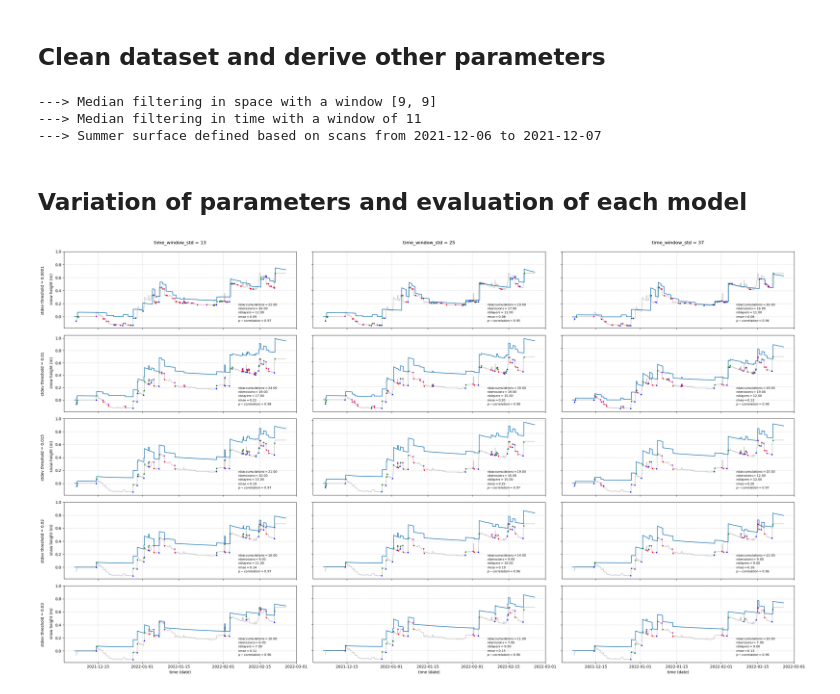
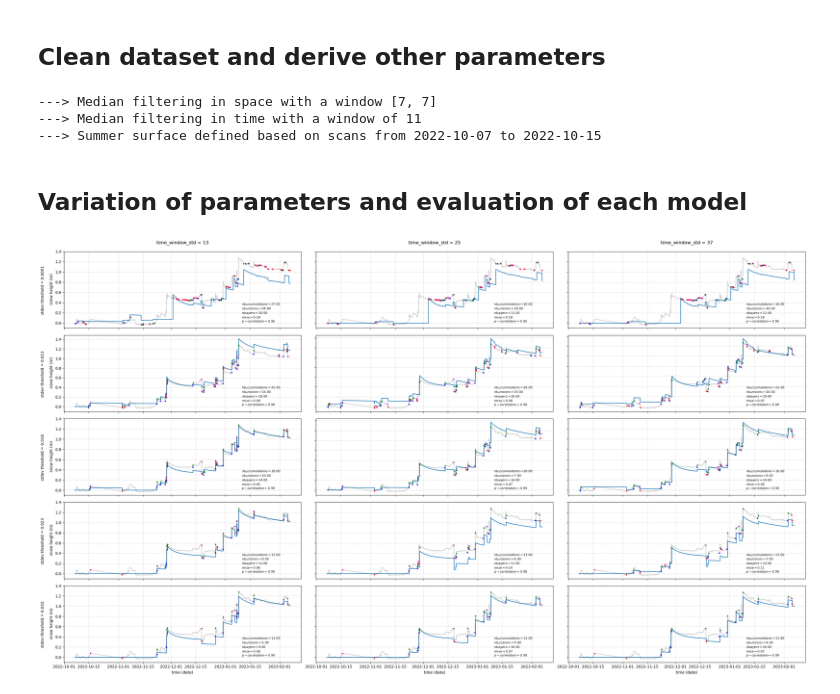
Before and after one commit to Mathilde-Bnt/MB_little_awk, a Jupyter notebook: finalized/12-Sensitivity_tests.ipynb, the cells around one changed output. Saved outputs shown, nothing was run; the diff lists cells and outputs as text; code cells hidden in the pictures.

```diff
--- a/finalized/12-Sensitivity_tests.ipynb
+++ b/finalized/12-Sensitivity_tests.ipynb
@@ -18,20 +18,23 @@ In get_met_forcing() - Warning: check the format of your file corresponds to the
 # %%
 # Dataset
 
-name_of_data_set = 'snow_pit_1_filled.nc'
+name_of_data_set = 'pit_1_2023.nc'
 
 # Figure parameters
 
 save_figures = False
-directory_to_save_figs_in = '/home/mabonnet/github/MB_little_awk/current_development/Sensitivity_tests_figs_2/'
+directory_to_save_figs_in = '/home/mabonnet/github/MB_little_awk/finalized/Results_pits_2023/'
+fig_name = 'pit_1_sensitivity_stdev_large.png'
 # %%
 # Define all the values the parameter of interest will take
 
 default_value_of_tw = 25
+# range_of_tw_variation = [23, 25, 27]
 range_of_tw_variation = [13, 25, 37]
 
-default_value_of_st = 0.015
-range_of_st_variation = [0.0001, 0.01, 0.015, 0.02, 0.03]
+default_value_of_st = 0.018
+# range_of_st_variation = [round(default_value_of_st-0.004, 3), round(default_value_of_st-0.002, 3), round(default_value_of_st, 3), round(default_value_of_st+0.002, 3), round(default_value_of_st+0.004, 3)]
+range_of_st_variation = [0.0001, round(default_value_of_st-0.005, 3), round(default_value_of_st, 3), round(default_value_of_st+0.005, 3), round(default_value_of_st+0.015, 3)]
 # %% [markdown]
 [Back to top section](#top)
 # %% [markdown]
@@ -43,7 +46,7 @@ data_set_used = xr.open_dataset(name_of_data_set)
 
 data_set_used = data_set_used.ffill(dim='time')
 
-median_space_filtering(data_set_used, 5, x_span=9, y_span=9)
+median_space_filtering(data_set_used, 5, x_span=7, y_span=7)
 median_time_filtering(data_set_used, 11)
 
 # Add the summer surface to the dataset
@@ -54,9 +57,9 @@ define_summer_surface(data_set_used, start_summer_surface, end_summer_surface)
 
 data_set_used['snow_surface'] = data_set_used['snow_surface'] - data_set_used['summer_surface']
 # %% [output]
----> Median filtering in space with a window [9, 9]
+---> Median filtering in space with a window [7, 7]
 ---> Median filtering in time with a window of 11
----> Summer surface defined based on scans from 2021-12-06 to 2021-12-07
+---> Summer surface defined based on scans from 2022-10-07 to 2022-10-15
 # %%
 # Define dates
 
@@ -108,17 +111,6 @@ for i in range(len(axs.flat)):
 axs[0,0].set_title('time_window_std = '+str(range_of_tw_variation[0]) + '\n')
 axs[0,1].set_title('time_window_std = '+str(range_of_tw_variation[1]) + '\n')
 axs[0,2].set_title('time_window_std = '+str(range_of_tw_variation[2]) + '\n')
-
-test =       '''
-
-
-        ax_st = axs[st_index, tw_index].twinx()
-        ax_st.spines.left.set_position(("axes", -0.1))
-        ax_st.set_yticks([])
-        ax_st.set_ylabel('std_threshold = '+str(range_of_st_variation[st_index]))'''
-
-
-
 
 # Loop on parameter values
 
@@ -161,35 +153,35 @@ for tw_index in range(len(range_of_tw_variation)):
         nb_layers_detected = len([i for i in depth_evolution[-1] if i != 0])
 
         # Plot results to compare
 
         axs[st_index, tw_index].plot(simulation_times, total_snow_depth, label='simulated snow depth')
         if st_index != 0:
             axs[st_index, tw_index].set_title(None)
 
         axs[st_index, tw_index].plot(data_set_used.time.values, data_set_used.isel(x=x_sel, y=y_sel).snow_surface, c='k', alpha=0.2)
 
         axs[st_index, tw_index].plot(data_set_used.time.values[start_accumulation], data_set_used.isel(x=x_sel, y=y_sel, time=start_accumulation).snow_surface, c='b', marker='^', markersize=3, linestyle='None', label='start accum.')
         axs[st_index, tw_index].plot(data_set_used.time.values[end_accumulation], data_set_used.isel(x=x_sel, y=y_sel, time=end_accumulation).snow_surface, c='g', marker='^', markersize=3, linestyle='None', label='end accum.')
         axs[st_index, tw_index].plot(data_set_used.time.values[start_erosion], data_set_used.isel(x=x_sel, y=y_sel, time=start_erosion).snow_surface, c='m', marker='v', markersize=3, linestyle='None', label='start erosion')
         axs[st_index, tw_index].plot(data_set_used.time.values[end_erosion], data_set_used.isel(x=x_sel, y=y_sel, time=end_erosion).snow_surface, c='r', marker='v', markersize=3, linestyle='None', label='end erosion')
 
         axs[st_index, tw_index].grid(ls=':')
-        axs[st_index, tw_index].set_yticks([0, 0.2, 0.4, 0.6, 0.8, 1.0])
+        axs[st_index, tw_index].set_yticks([0, 0.2, 0.4, 0.6, 0.8, 1.0, 1.2, 1.4])
 
         # Evaluate similarity between simulated and measured curves
 
         result_eval_rmse = rmse_measure(total_snow_depth_comparable, lidar_height_array)
         result_eval_stde = stderr_measure(total_snow_depth_comparable, lidar_height_array)
         result_eval_pcorr = p_correl_measure(total_snow_depth_comparable, lidar_height_array)
 
         # Add text box with extra info
 
-        textstr = '\n'.join((r'$nb accumulations=%.2f$' % (len(start_accumulation), ), r'$nb erosions=%.2f$' % (len(start_erosion), ), r'$nb layers=%.2f$' % (nb_layers_detected, ),
+        textstr = '\n'.join((r'$nb_accumulations=%.2f$' % (len(start_accumulation), ), r'$nb_erosions=%.2f$' % (len(start_erosion), ), r'$nb_layers=%.2f$' % (nb_layers_detected, ),
                              r'$rmse=%.2f$' % (result_eval_rmse, ), r'$p-correlation=%.2f$' % (result_eval_pcorr, )))
         axs[st_index, tw_index].text(0.75, 0.2, textstr, horizontalalignment='left', verticalalignment='center', transform=axs[st_index, tw_index].transAxes, fontsize=8)
 
         plt.tight_layout()
 # %% [output]
-[figure, old version]
+[figure, new version]
 # %%
 if save_figures:
```
Also changed, not shown: parts of 2 cells of this notebook, 14 other files.
